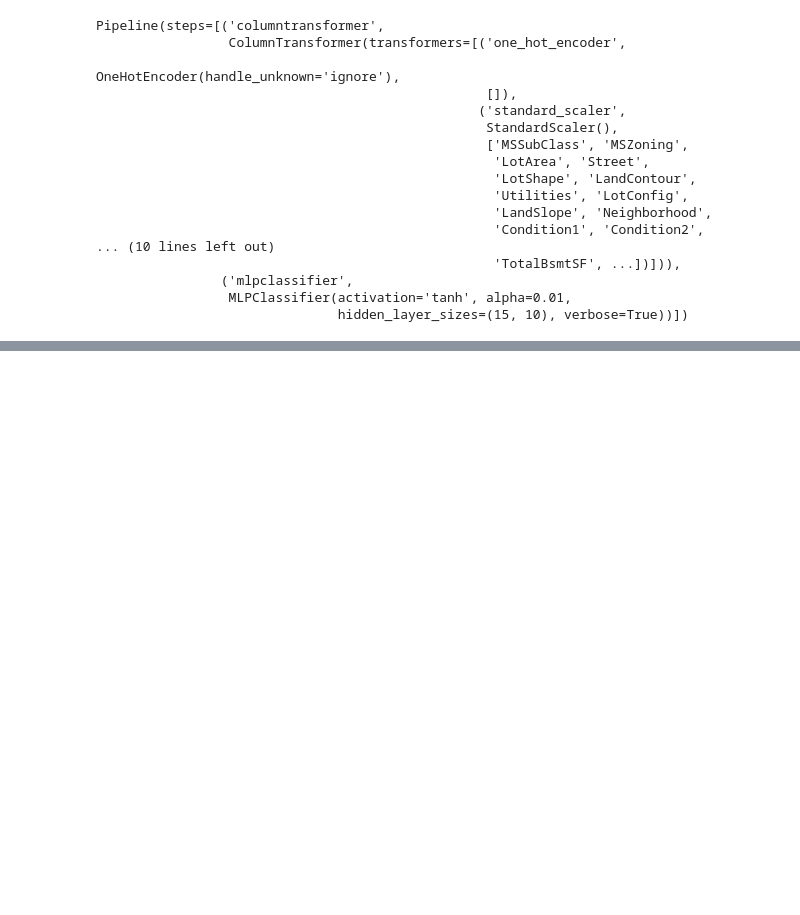
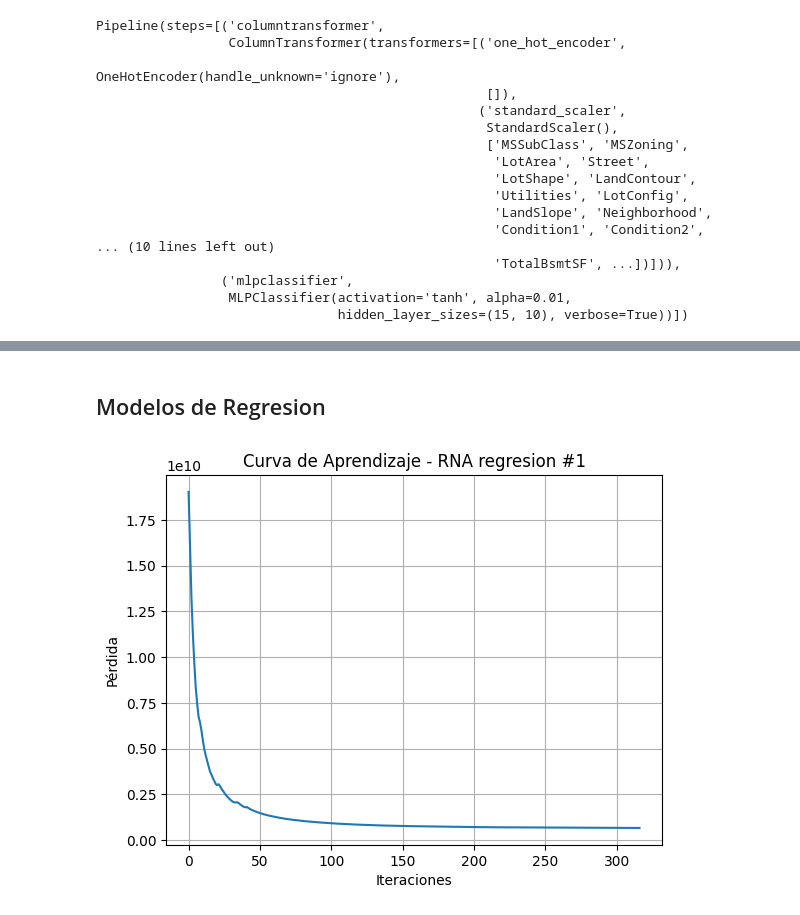
Before and after one commit to DiegoDuaS/RNA, a Jupyter notebook: actividades.ipynb, the cells around one changed output, grey strips where cells are left out. Drawn from its saved outputs; the diff is of its cells as text; code cells hidden in the pictures; blank space fills up the shorter version.

Commit message:
feat: initial regression models

```diff
--- a/actividades.ipynb
+++ b/actividades.ipynb
@@ -380,0 +412,2 @@ weighted avg       0.89      0.89      0.89       438
+# %% [markdown]
+## Modelos de Regresion
@@ -380,0 +442,25 @@ weighted avg       0.89      0.89      0.89       438
+# %%
+from sklearn.neural_network import MLPRegressor
+# Modelos 1 y 2
+
+nn1 = make_pipeline(
+    rna_pp,
+    MLPRegressor(
+        hidden_layer_sizes=(128),
+        max_iter=1000,
+        early_stopping=True,
+        activation='tanh',
+        solver='sgd'
+    )
+)
+
+nn1.fit(X_train, y_train)
+mplr_1 = nn1.named_steps['mlpregressor']
+plt.plot(mplr_1.loss_curve_)
+plt.title('Curva de Aprendizaje - RNA regresion #1')
+plt.xlabel('Iteraciones')
+plt.ylabel('Pérdida')
+plt.grid()
+plt.show()
+# %% [output]
+[figure, added]
```
Also changed, not shown: parts of 16 cells of this notebook, 2 other files.
